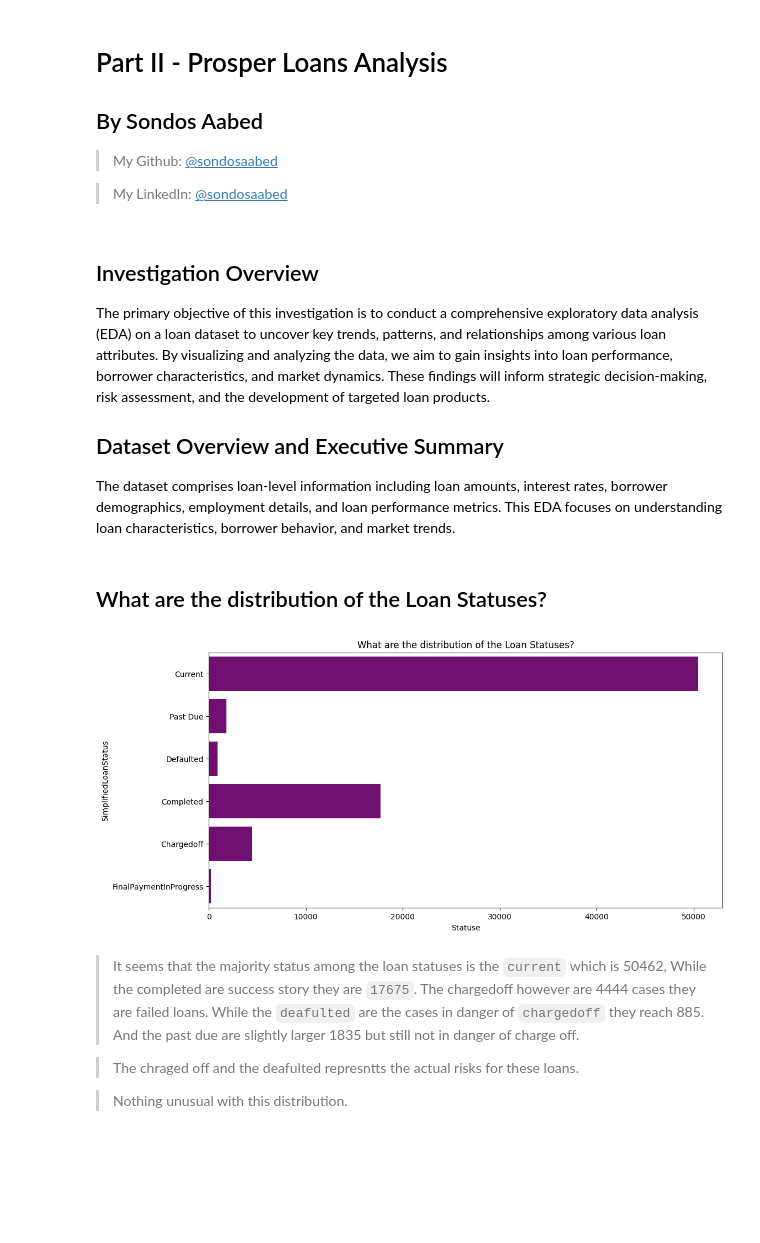
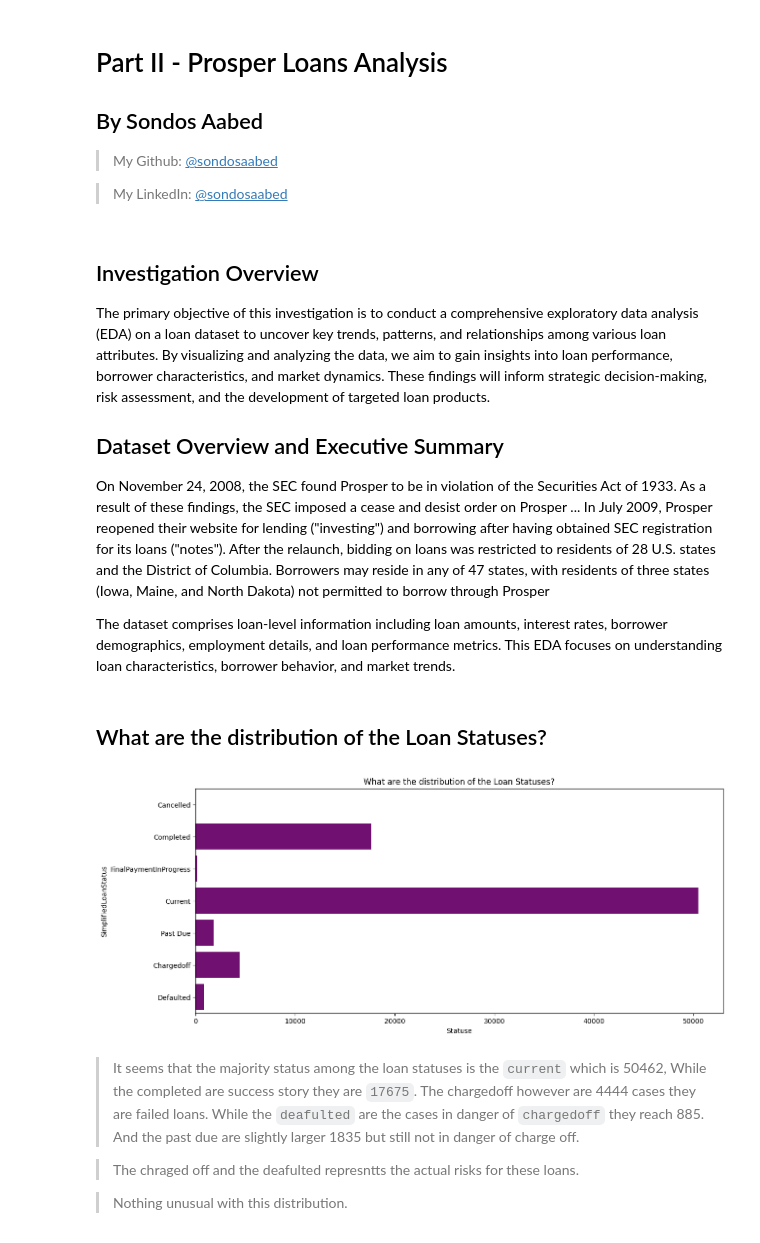
Before and after one commit to sondosaabed/Prosper-Loan-Analysis, a Jupyter notebook: Part_II_explanatory.ipynb, the cells around one changed output. Cells and saved outputs as stored; diff of their text form; code cells hidden in the pictures; blank space fills up the shorter version.

```diff
--- a/Part_II_explanatory.ipynb
+++ b/Part_II_explanatory.ipynb
@@ -11,6 +11,8 @@ The primary objective of this investigation is to conduct a comprehensive explor
 
 ## Dataset Overview and Executive Summary
 
+On November 24, 2008, the SEC found Prosper to be in violation of the Securities Act of 1933. As a result of these findings, the SEC imposed a cease and desist order on Prosper ... In July 2009, Prosper reopened their website for lending ("investing") and borrowing after having obtained SEC registration for its loans ("notes"). After the relaunch, bidding on loans was restricted to residents of 28 U.S. states and the District of Columbia. Borrowers may reside in any of 47 states, with residents of three states (Iowa, Maine, and North Dakota) not permitted to borrow through Prosper
+
 The dataset comprises loan-level information including loan amounts, interest rates, borrower demographics, employment details, and loan performance metrics. This EDA focuses on understanding loan characteristics, borrower behavior, and market trends.
 # %%
 # import all packages and set plots to be embedded inline
@@ -26,13 +28,17 @@ warnings.simplefilter("ignore")
 df = pd.read_csv("./data/prosperLoanDataCleaned.csv") ## Load the csv into pandas dataframe
 # %% [markdown]
 ## What are the distribution of the Loan Statuses?
+# %%
+## add orderring to the loan status and include the cancelled ones
+loan_status_order = ['Cancelled', 'Completed', 'FinalPaymentInProgress', 'Current',
+                     'Past Due', 'Chargedoff', 'Defaulted']
 # %%
-plt.figure(figsize=(12, 6))
-sns.countplot(data = df, y = 'SimplifiedLoanStatus', color = 'purple')
+plt.figure(figsize=(14, 6))
+sns.countplot(data = df, y = 'SimplifiedLoanStatus', color = 'purple', order=loan_status_order)
 plt.xlabel('Statuse')
 plt.title('What are the distribution of the Loan Statuses?');
 # %% [output]
-[figure, old version]
+[figure, new version]
 # %% [markdown]
 > It seems that the majority status among the loan statuses is the `current` which is 50462, While the completed are success story they are  `17675`. The chargedoff however are 4444 cases they are failed loans. While the `deafulted` are the cases in danger of `chargedoff` they reach 885. And the past due are slightly larger 1835 but still not in danger of charge off.
 
```
Also changed, not shown: parts of 8 cells of this notebook.
